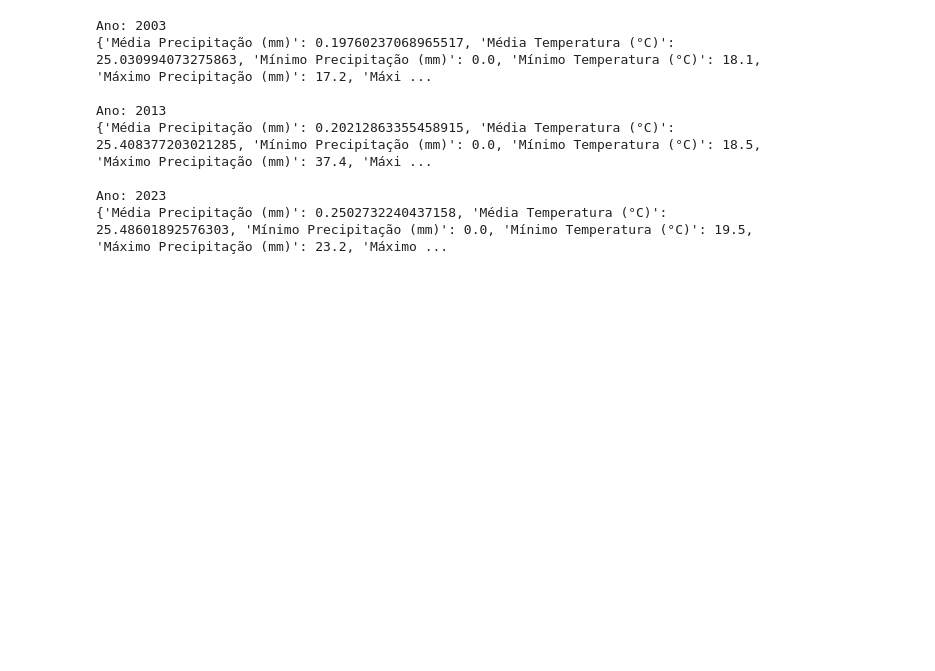
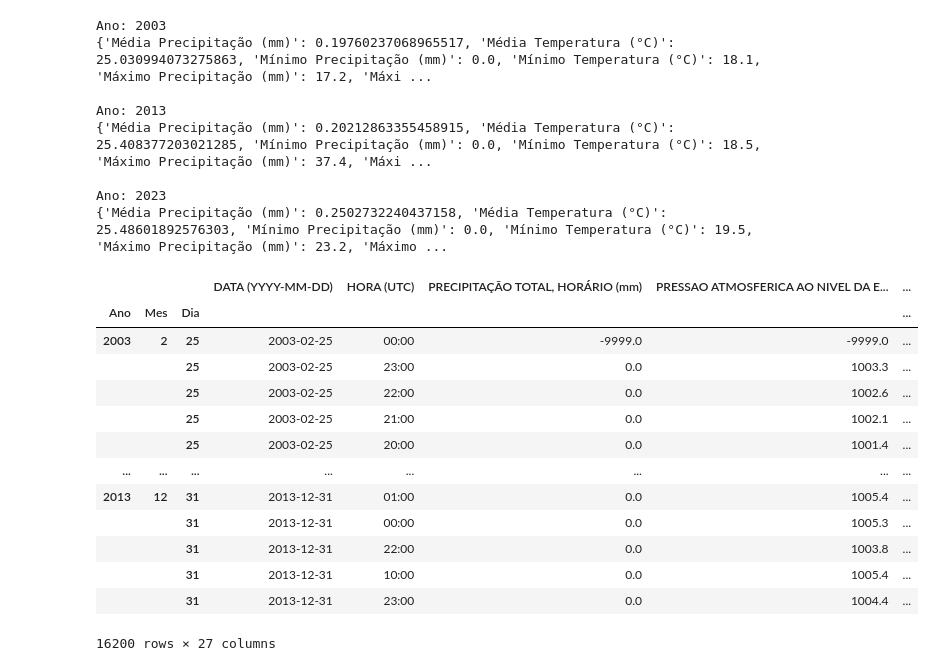
Before and after one commit to brenndol/Trilha_PythonRESTIC18, a Jupyter notebook: P007/maceio.ipynb, the cells around one changed output. Cells and saved outputs as stored; diff of their text form; code cells hidden in the pictures; blank space fills up the shorter version.

```diff
--- a/P007/maceio.ipynb
+++ b/P007/maceio.ipynb
@@ -181,0 +154,21 @@ print(comparison_seasons)
+# %%
+
+
+dataf['Estação'] = ['Verão' if mes in [1, 2, 3] else 'Outono' if mes in [4, 5, 6] else 'Inverno' if mes in [7, 8, 9] else 'Primavera' for mes in dataf.index.get_level_values('Mes')]
+# %%
+dataf
+# %% [output]
+|  |  |  | DATA (YYYY-MM-DD) | HORA (UTC) | PRECIPITAÇÃO TOTAL, HORÁRIO (mm) | PRESSAO ATMOSFERICA AO NIVEL DA E... | ... |
+| Ano | Mes | Dia |  |  |  |  | ... |
+| 2003 | 2 | 25 | 2003-02-25 | 00:00 | -9999.0 | -9999.0 | ... |
+|  |  | 25 | 2003-02-25 | 23:00 | 0.0 | 1003.3 | ... |
+|  |  | 25 | 2003-02-25 | 22:00 | 0.0 | 1002.6 | ... |
+|  |  | 25 | 2003-02-25 | 21:00 | 0.0 | 1002.1 | ... |
+|  |  | 25 | 2003-02-25 | 20:00 | 0.0 | 1001.4 | ... |
+| ... | ... | ... | ... | ... | ... | ... | ... |
+| 2013 | 12 | 31 | 2013-12-31 | 01:00 | 0.0 | 1005.4 | ... |
+|  |  | 31 | 2013-12-31 | 00:00 | 0.0 | 1005.3 | ... |
+|  |  | 31 | 2013-12-31 | 22:00 | 0.0 | 1003.8 | ... |
+|  |  | 31 | 2013-12-31 | 10:00 | 0.0 | 1005.4 | ... |
+|  |  | 31 | 2013-12-31 | 23:00 | 0.0 | 1004.4 | ... |
+16200 rows × 27 columns
```
Also changed, not shown: parts of 13 cells of this notebook, 4 other files.
